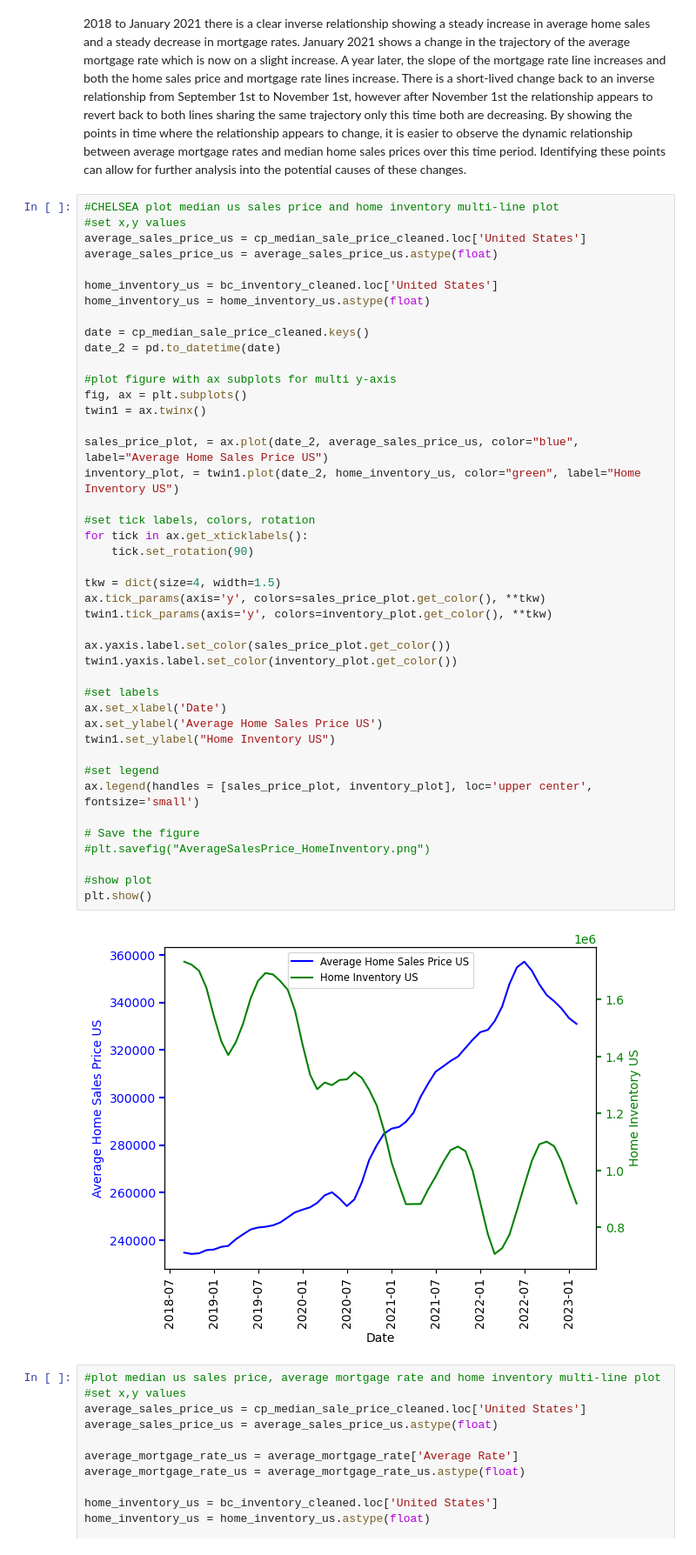
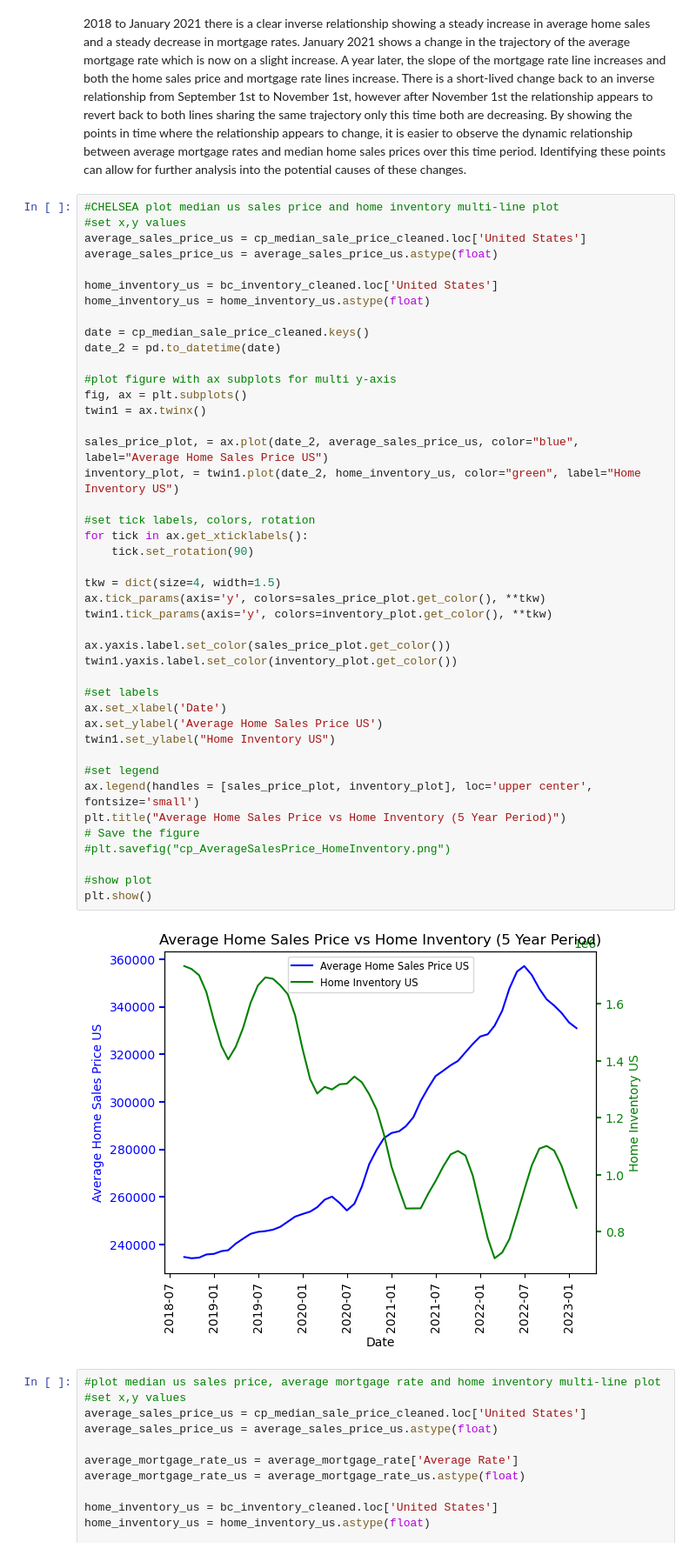
Before and after one commit to ceramicbull/Project-1-Repo, a Jupyter notebook: Group Project One Notebook.ipynb, the cells around one changed output. Shown at 87% size. Drawn from its saved outputs; the diff is of its cells as text.

```diff
--- a/Group Project One Notebook.ipynb
+++ b/Group Project One Notebook.ipynb
@@ -788,36 +789,36 @@ date_2 = pd.to_datetime(date)
 #plot figure with ax subplots for multi y-axis
 fig, ax = plt.subplots()
 twin1 = ax.twinx()
 
 sales_price_plot, = ax.plot(date_2, average_sales_price_us, color="blue", label="Average Home Sales Price US")
 inventory_plot, = twin1.plot(date_2, home_inventory_us, color="green", label="Home Inventory US")
 
 #set tick labels, colors, rotation
 for tick in ax.get_xticklabels():
     tick.set_rotation(90)
 
 tkw = dict(size=4, width=1.5)
 ax.tick_params(axis='y', colors=sales_price_plot.get_color(), **tkw)
 twin1.tick_params(axis='y', colors=inventory_plot.get_color(), **tkw)
 
 ax.yaxis.label.set_color(sales_price_plot.get_color())
 twin1.yaxis.label.set_color(inventory_plot.get_color())
 
 #set labels
 ax.set_xlabel('Date')
 ax.set_ylabel('Average Home Sales Price US')
 twin1.set_ylabel("Home Inventory US")
 
 #set legend
 ax.legend(handles = [sales_price_plot, inventory_plot], loc='upper center', fontsize='small')
-
+plt.title("Average Home Sales Price vs Home Inventory (5 Year Period)")
 # Save the figure
-#plt.savefig("AverageSalesPrice_HomeInventory.png")
+#plt.savefig("cp_AverageSalesPrice_HomeInventory.png")
 
 #show plot
 plt.show()
 # %% [output]
-[figure, old version]
+[figure, new version]
 # %%
 #plot median us sales price, average mortgage rate and home inventory multi-line plot
 #set x,y values
```
Also changed, not shown: parts of 3 cells of this notebook.
